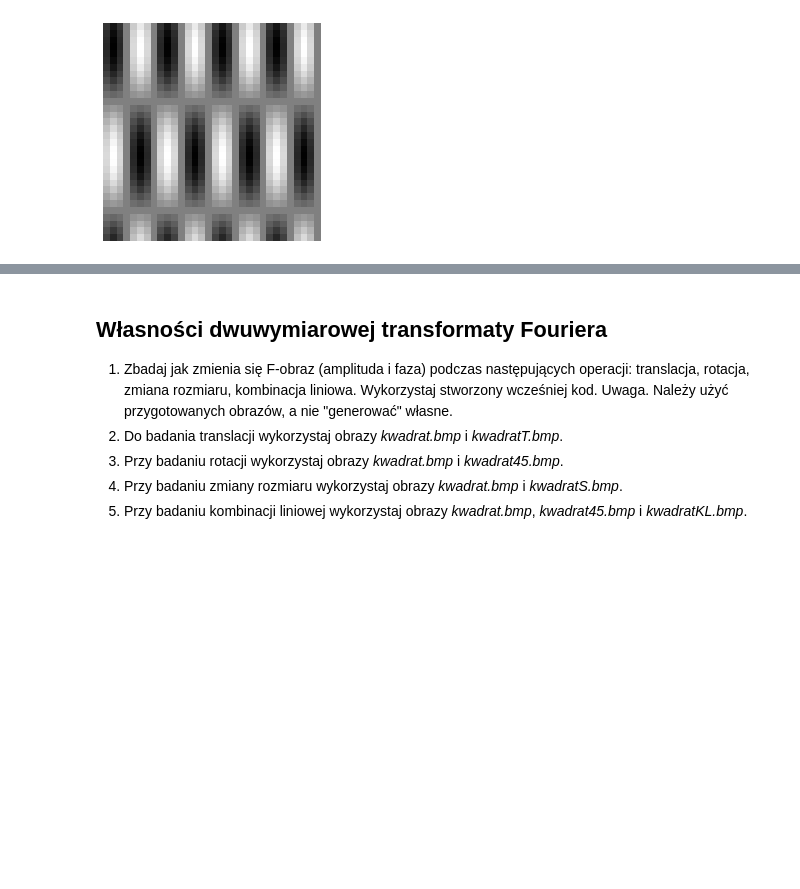
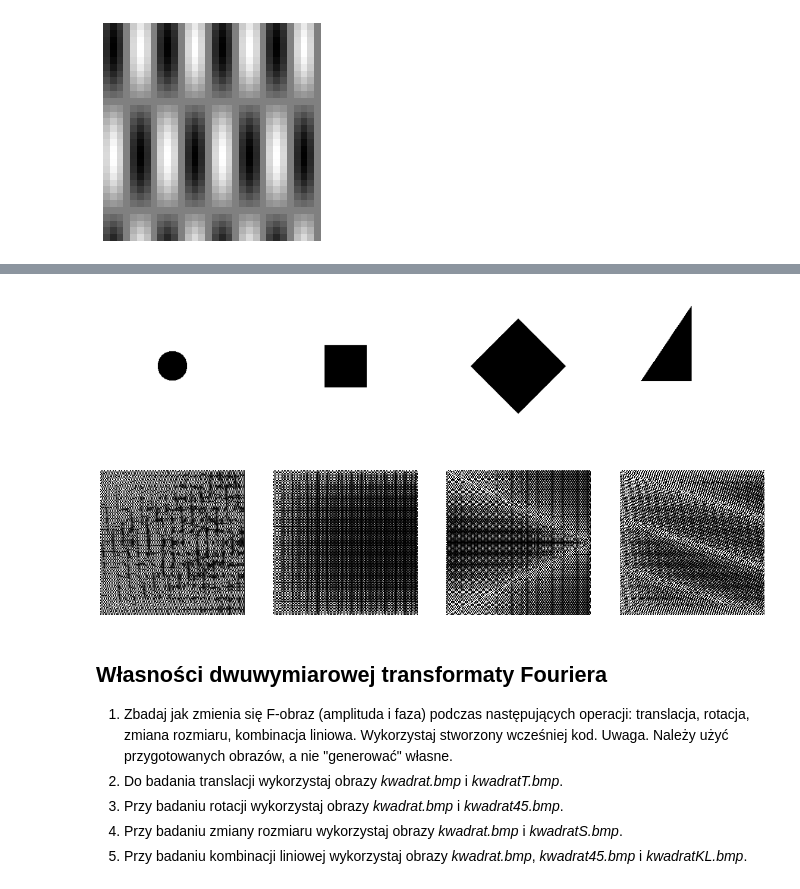
Before and after one commit to prz-ziaja/sem5, a Jupyter notebook: poc/lab08/08_Fourier.ipynb, the cells around one changed output, grey strips where cells are left out. Drawn from its saved outputs; the diff is of its cells as text; code cells hidden in the pictures; blank space fills up the shorter version.

```diff
--- a/poc/lab08/08_Fourier.ipynb
+++ b/poc/lab08/08_Fourier.ipynb
@@ -112,3 +136,13 @@ figFale.show()
+# %%
+fig, ax = plt.subplots(2,4)
+fig.set_size_inches(20,10)
+for i,j in enumerate([kolo,kwadrat,kwadrat45,trojkat]):
+    ax[0,i].imshow(j,'gray')
+    ax[0,i].axis('off')
+    ax[1,i].imshow(cv2.dft(j.astype('float')),'gray',vmin=0,vmax=255)
+    ax[1,i].axis('off')
+# %% [output]
+[figure, added]
 # %% [markdown]
 ## Własności dwuwymiarowej transformaty Fouriera
 
```
Also changed, not shown: parts of 2 cells of this notebook, 20 other files.
